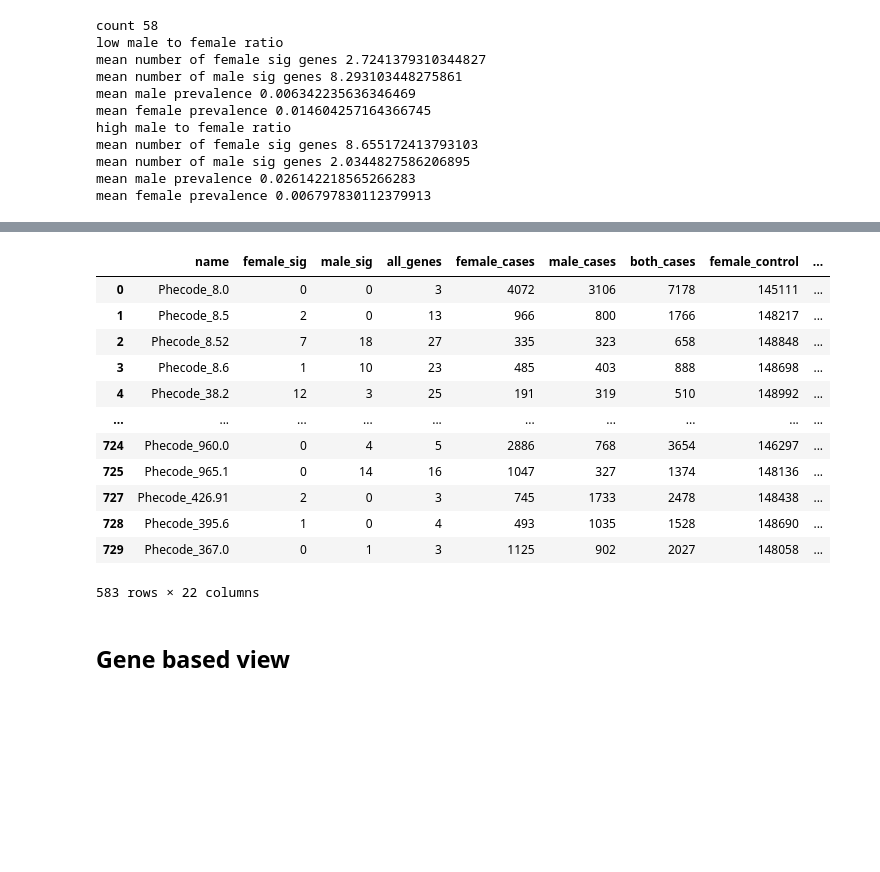
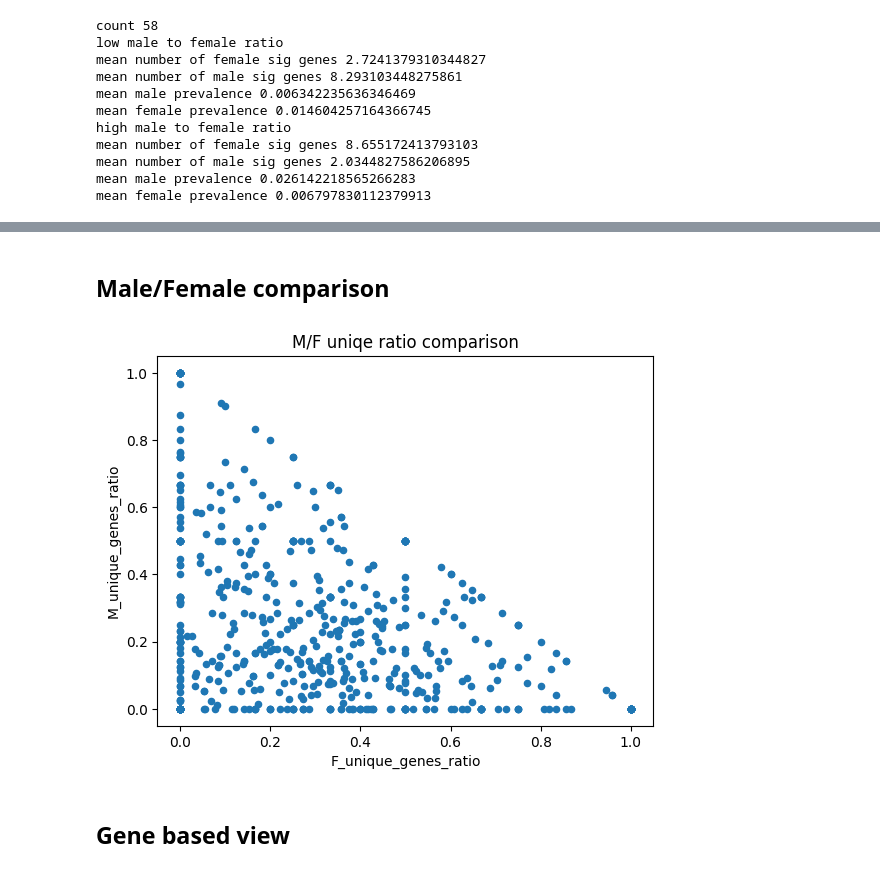
Before and after one commit to RoeiZucker/jupyter_backup, a Jupyter notebook: Thesis_project/basic_sex_depandent_prediction.ipynb, the cells around one changed output, grey strips where cells are left out. Drawn from its saved outputs; the diff is of its cells as text; code cells hidden in the pictures; blank space fills up the shorter version.

```diff
--- a/Thesis_project/basic_sex_depandent_prediction.ipynb
+++ b/Thesis_project/basic_sex_depandent_prediction.ipynb
@@ -436,21 +436,15 @@ df.sort_values(by="MF_ratio")[cols].tail(20)
 | 362 | Phecode_550.1 | 5 | 3 | 23 | 966 | 13632 | 0.070863 | -1.149582 | 14.111801 | ... |
 | 361 | K40 | 5 | 3 | 23 | 966 | 13632 | 0.070863 | -1.149582 | 14.111801 | ... |
 # %%
-df
+# df
-# %% [output]
-|  | name | female_sig | male_sig | all_genes | female_cases | male_cases | both_cases | female_control | ... |
-| 0 | Phecode_8.0 | 0 | 0 | 3 | 4072 | 3106 | 7178 | 145111 | ... |
-| 1 | Phecode_8.5 | 2 | 0 | 13 | 966 | 800 | 1766 | 148217 | ... |
-| 2 | Phecode_8.52 | 7 | 18 | 27 | 335 | 323 | 658 | 148848 | ... |
-| 3 | Phecode_8.6 | 1 | 10 | 23 | 485 | 403 | 888 | 148698 | ... |
-| 4 | Phecode_38.2 | 12 | 3 | 25 | 191 | 319 | 510 | 148992 | ... |
-| ... | ... | ... | ... | ... | ... | ... | ... | ... | ... |
-| 724 | Phecode_960.0 | 0 | 4 | 5 | 2886 | 768 | 3654 | 146297 | ... |
-| 725 | Phecode_965.1 | 0 | 14 | 16 | 1047 | 327 | 1374 | 148136 | ... |
-| 727 | Phecode_426.91 | 2 | 0 | 3 | 745 | 1733 | 2478 | 148438 | ... |
-| 728 | Phecode_395.6 | 1 | 0 | 4 | 493 | 1035 | 1528 | 148690 | ... |
-| 729 | Phecode_367.0 | 0 | 1 | 3 | 1125 | 902 | 2027 | 148058 | ... |
-583 rows × 22 columns
+# %% [markdown]
+## Male/Female comparison
+# %%
+df = prepare_df(metrics)
+
+plot_scatter_plot(df,'F_unique_genes_ratio','M_unique_genes_ratio',"M/F uniqe ratio comparison",False)
+# %% [output]
+[figure, added]
 # %% [markdown]
 ## Gene based view
 # %%
```
Also changed, not shown: parts of 12 cells of this notebook, 3 other files.
